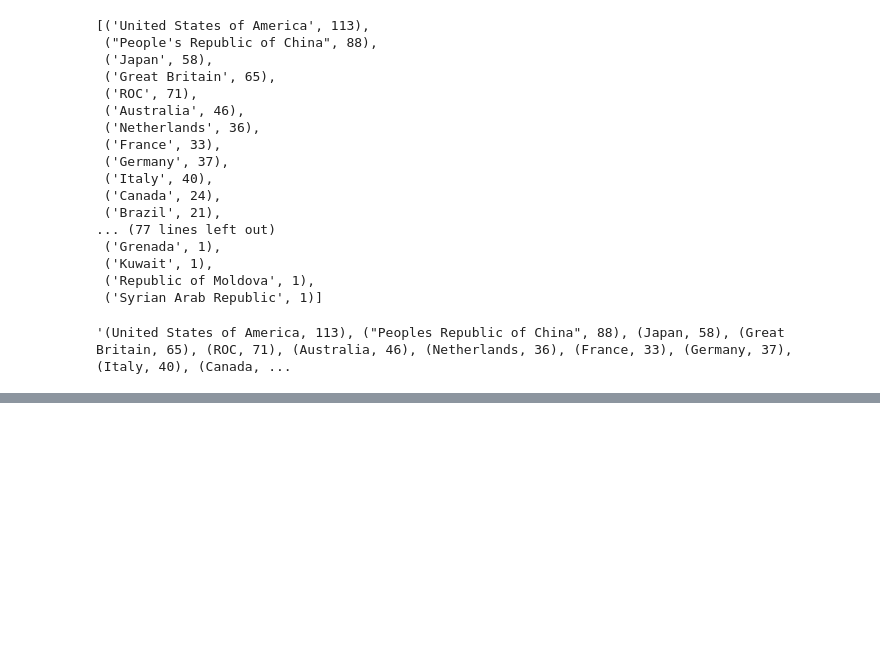
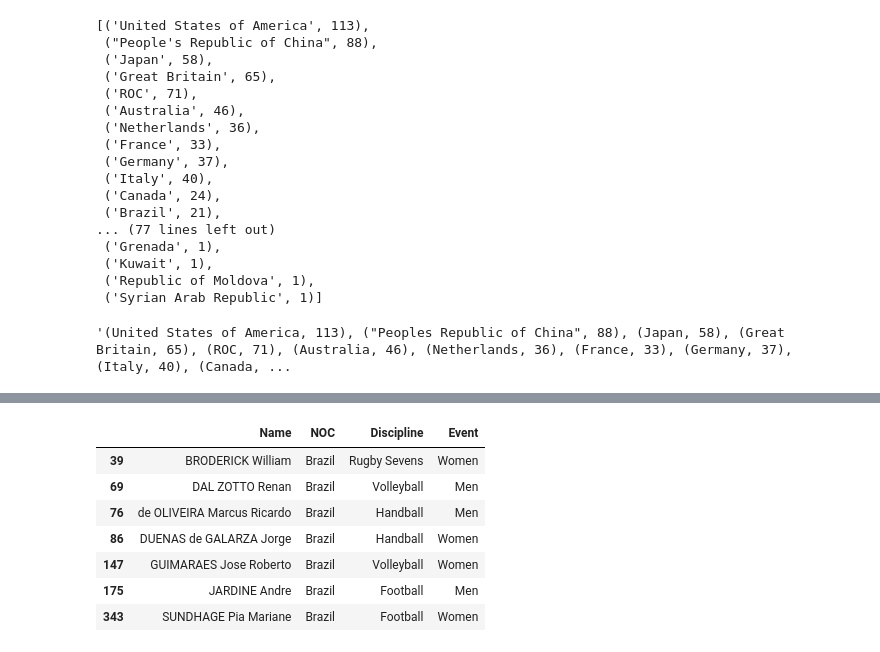
Before and after one commit to joycenayne/Desafio_Afrodev, a Jupyter notebook: Desafio/Projeto/Afrodev_Desafio.ipynb, the cells around one changed output, grey strips where cells are left out. Drawn from its saved outputs; the diff is of its cells as text; code cells hidden in the pictures; blank space fills up the shorter version.

```diff
--- a/Desafio/Projeto/Afrodev_Desafio.ipynb
+++ b/Desafio/Projeto/Afrodev_Desafio.ipynb
@@ -355,0 +484,11 @@ format_string(vvv)
+# %%
+treinadores[treinadores.NOC == 'Brazil']
+# %% [output]
+|  | Name | NOC | Discipline | Event |
+| 39 | BRODERICK William | Brazil | Rugby Sevens | Women |
+| 69 | DAL ZOTTO Renan | Brazil | Volleyball | Men |
+| 76 | de OLIVEIRA Marcus Ricardo | Brazil | Handball | Men |
+| 86 | DUENAS de GALARZA Jorge | Brazil | Handball | Women |
+| 147 | GUIMARAES Jose Roberto | Brazil | Volleyball | Women |
+| 175 | JARDINE Andre | Brazil | Football | Men |
+| 343 | SUNDHAGE Pia Mariane | Brazil | Football | Women |
```
Also changed, not shown: parts of 28 cells of this notebook, 9 other files.
